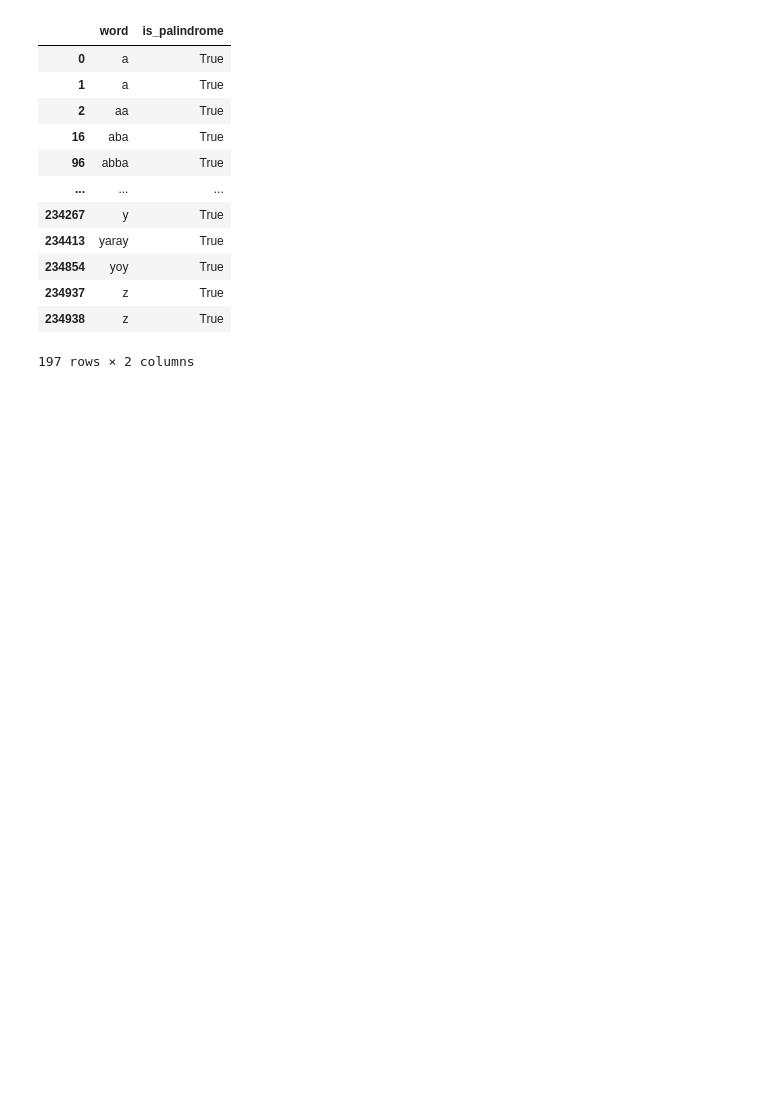
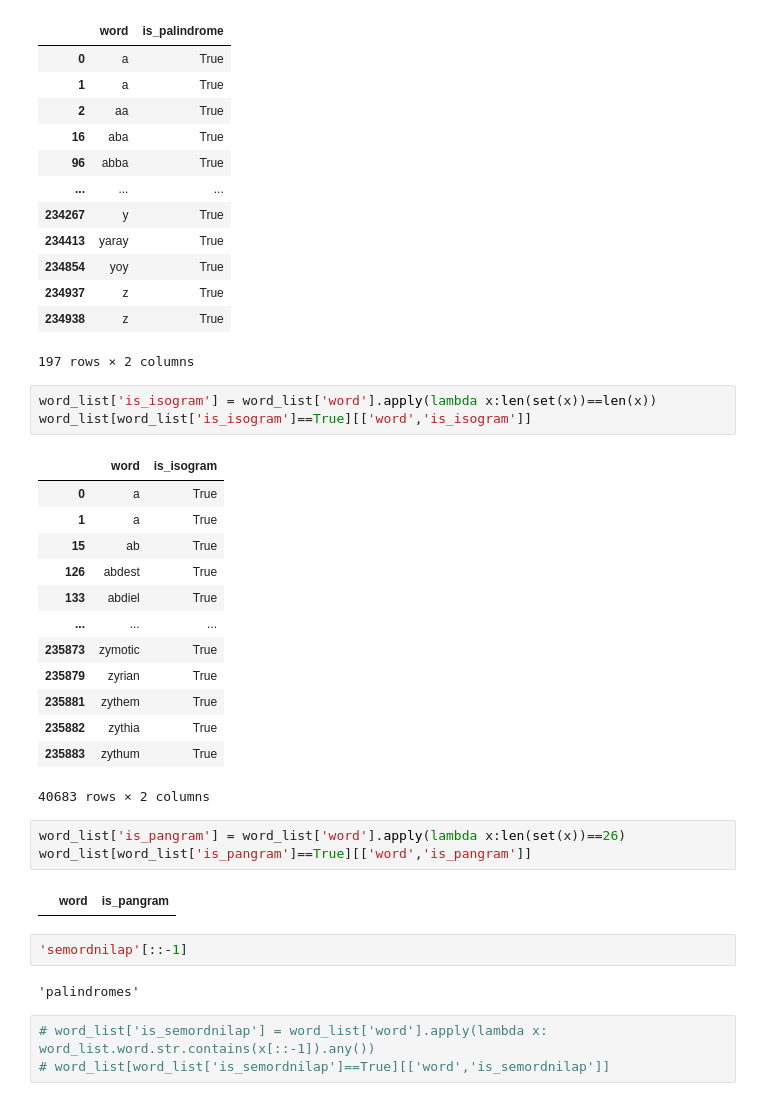
Before and after one commit to ChrisTeceno/natural-language-processing-exercises, a Jupyter notebook: regex.ipynb, the cells around one changed output. Drawn from its saved outputs; the diff is of its cells as text; blank space fills up the shorter version.

```diff
--- a/regex.ipynb
+++ b/regex.ipynb
@@ -322,3 +318,32 @@ word_list[word_list['is_palindrome']==True][['word','is_palindrome']]
 | 234937 | z | True |
 | 234938 | z | True |
 197 rows × 2 columns
+# %%
+word_list['is_isogram'] = word_list['word'].apply(lambda x:len(set(x))==len(x))
+word_list[word_list['is_isogram']==True][['word','is_isogram']]
+# %% [output]
+|  | word | is_isogram |
+| 0 | a | True |
+| 1 | a | True |
+| 15 | ab | True |
+| 126 | abdest | True |
+| 133 | abdiel | True |
+| ... | ... | ... |
+| 235873 | zymotic | True |
+| 235879 | zyrian | True |
+| 235881 | zythem | True |
+| 235882 | zythia | True |
+| 235883 | zythum | True |
+40683 rows × 2 columns
+# %%
+word_list['is_pangram'] = word_list['word'].apply(lambda x:len(set(x))==26)
+word_list[word_list['is_pangram']==True][['word','is_pangram']]
+# %% [output]
+|  | word | is_pangram |
+# %%
+'semordnilap'[::-1]
+# %% [output]
+'palindromes'
+# %%
+# word_list['is_semordnilap'] = word_list['word'].apply(lambda x: word_list.word.str.contains(x[::-1]).any())
+# word_list[word_list['is_semordnilap']==True][['word','is_semordnilap']]
```
Also changed, not shown: parts of 7 cells of this notebook, 2 other files.
